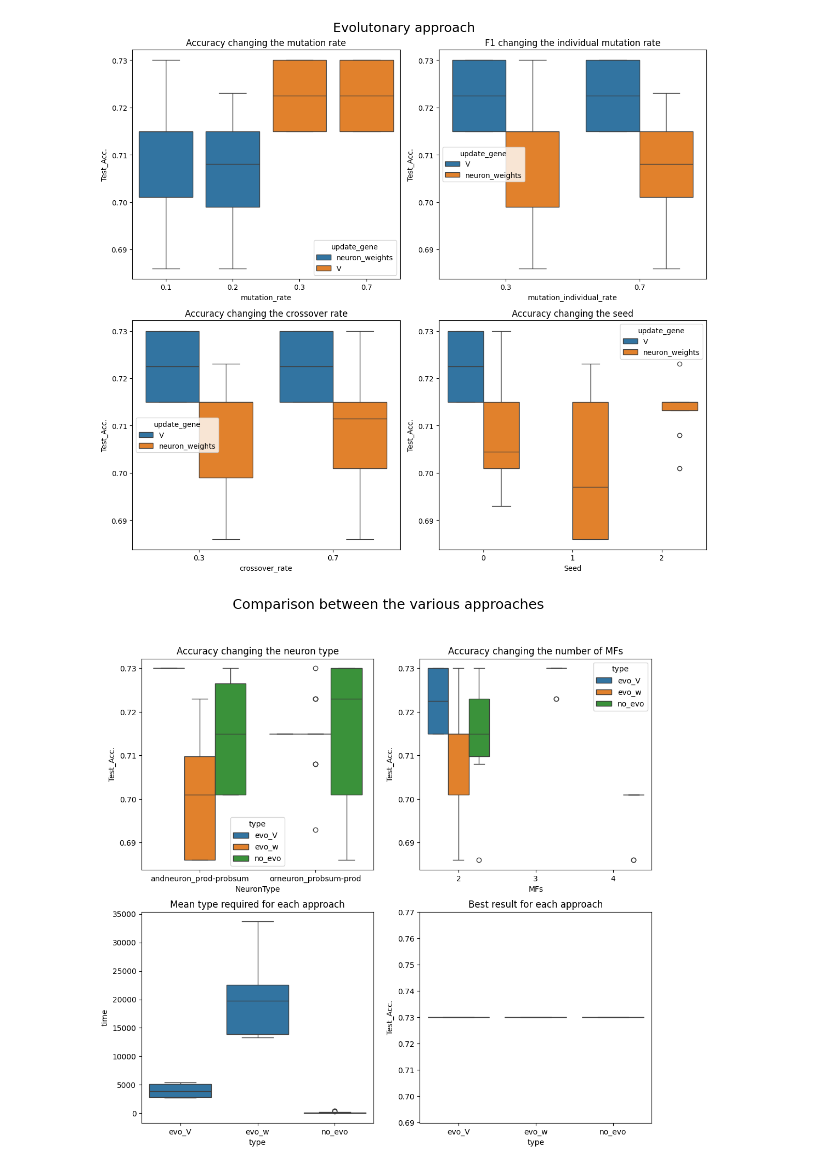
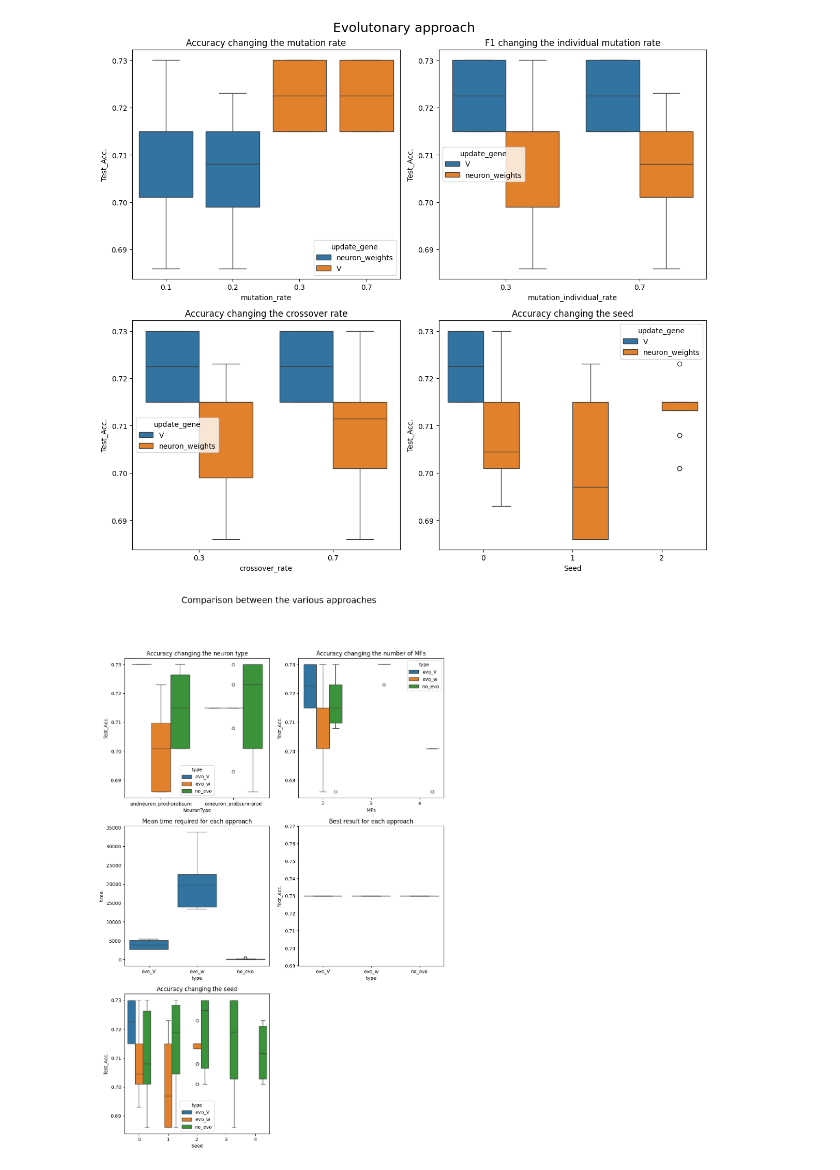
Before and after one commit to IDA-FBK/NeuroFuzzyProject, a Jupyter notebook: experiments/results/show_results.ipynb, the cells around one changed output. Cells and saved outputs as stored; diff of their text form; code cells hidden in the pictures.

Commit message:
aggiunto plot del seed nel confronto delle tecniche

```diff
--- a/experiments/results/show_results.ipynb
+++ b/experiments/results/show_results.ipynb
@@ -90,25 +90,31 @@ best_results = pd.concat([best_result_globally_evo_v, best_result_globally_evo_w
 # %%
 
 #Comparison of the approaches
 #Evolutionary approach
-figure3, axs3 = plt.subplots(2, 2, figsize=(12, 11))
+figure3, axs3 = plt.subplots(3, 2, figsize=(12, 18))
 figure3.suptitle("Comparison between the various approaches", fontsize=18)
 
 sns.boxplot(x="NeuronType", y="Test_Acc.", data=all_results, hue="type", ax=axs3[0, 0])
 axs3[0,0].set_title("Accuracy changing the neuron type")
 
 sns.boxplot(x="MFs", y="Test_Acc.", data=all_results, hue="type", ax=axs3[0, 1])
 axs3[0,1].set_title("Accuracy changing the number of MFs")
 
 
 sns.boxplot(x="type", y="time", data=all_results, ax=axs3[1, 0])
-axs3[1,0].set_title("Mean type required for each approach")
+axs3[1,0].set_title("Mean time required for each approach")
+
 
 sns.boxplot(x="type", y="Test_Acc.", data=best_results, ax=axs3[1, 1])
 axs3[1,1].set_title("Best result for each approach")
 
 
+sns.boxplot(x="Seed", y="Test_Acc.", data=all_results, hue="type", ax=axs3[2, 0])
+axs3[2,0].set_title("Accuracy changing the seed")
+
+axs3[2,1].axis("off")
+
 figure1.tight_layout()
 figure1.show()
 # %% [output]
-[figure, old version]
+[figure, new version]
```
